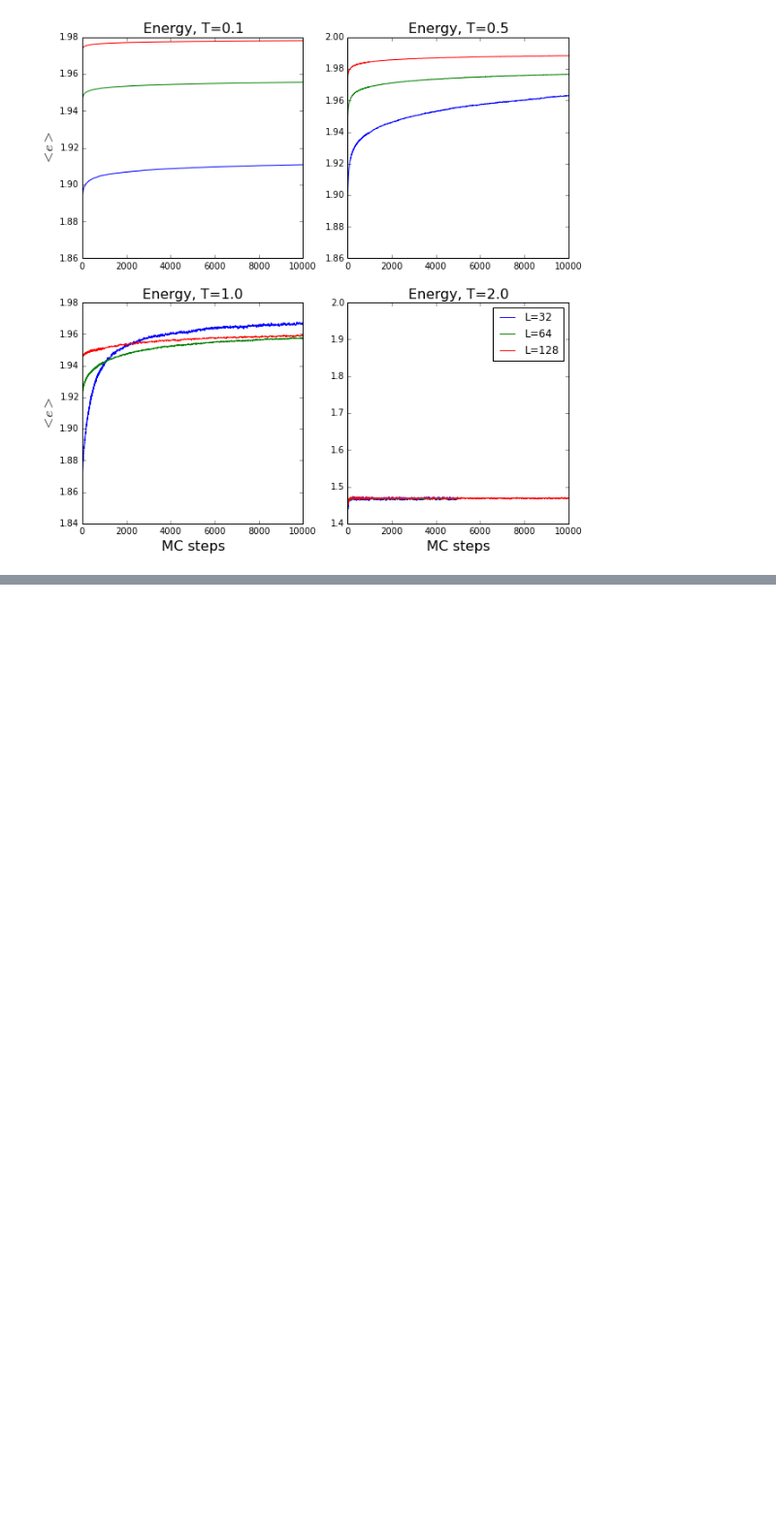
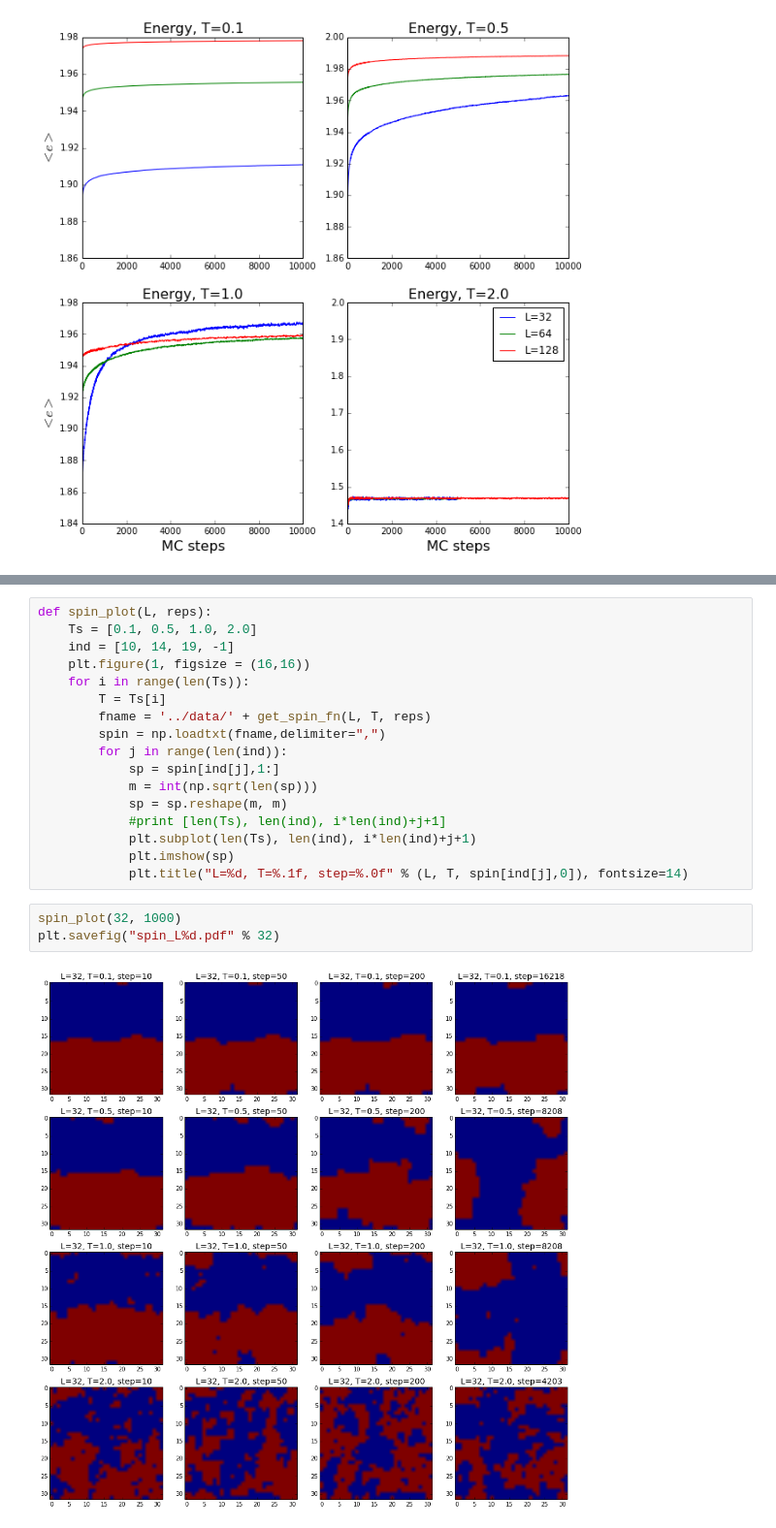
Before and after one commit to seanxiangcheng/RFIM_Simulation, a Jupyter notebook: figs_code/med_spin_plots.py.ipynb, the cells around one changed output, grey strips where cells are left out. Shown: that part at 97% size. Saved outputs shown, nothing was run; the diff lists cells and outputs as text; blank space fills up the shorter version.

Commit message:
spin figs added

```diff
--- a/figs_code/med_spin_plots.py.ipynb
+++ b/figs_code/med_spin_plots.py.ipynb
@@ -104,0 +105,22 @@ plt.legend(['L=32', "L=64", "L=128"])
+# %%
+def spin_plot(L, reps):
+    Ts = [0.1, 0.5, 1.0, 2.0]
+    ind = [10, 14, 19, -1]
+    plt.figure(1, figsize = (16,16))
+    for i in range(len(Ts)):
+        T = Ts[i]
+        fname = '../data/' + get_spin_fn(L, T, reps)
+        spin = np.loadtxt(fname,delimiter=",")
+        for j in range(len(ind)):
+            sp = spin[ind[j],1:]
+            m = int(np.sqrt(len(sp)))
+            sp = sp.reshape(m, m)
+            #print [len(Ts), len(ind), i*len(ind)+j+1]
+            plt.subplot(len(Ts), len(ind), i*len(ind)+j+1)
+            plt.imshow(sp)
+            plt.title("L=%d, T=%.1f, step=%.0f" % (L, T, spin[ind[j],0]), fontsize=14)
+# %%
+spin_plot(32, 1000)
+plt.savefig("spin_L%d.pdf" % 32)
+# %% [output]
+[figure, added]
```
Also changed, not shown: parts of 4 cells of this notebook, 4 other files.
